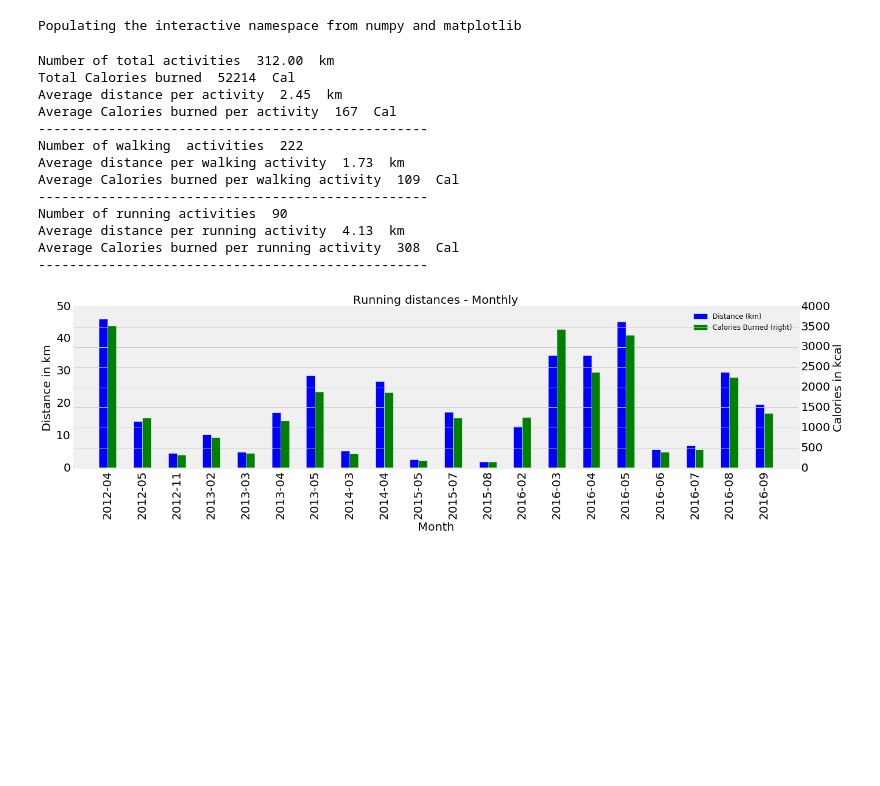
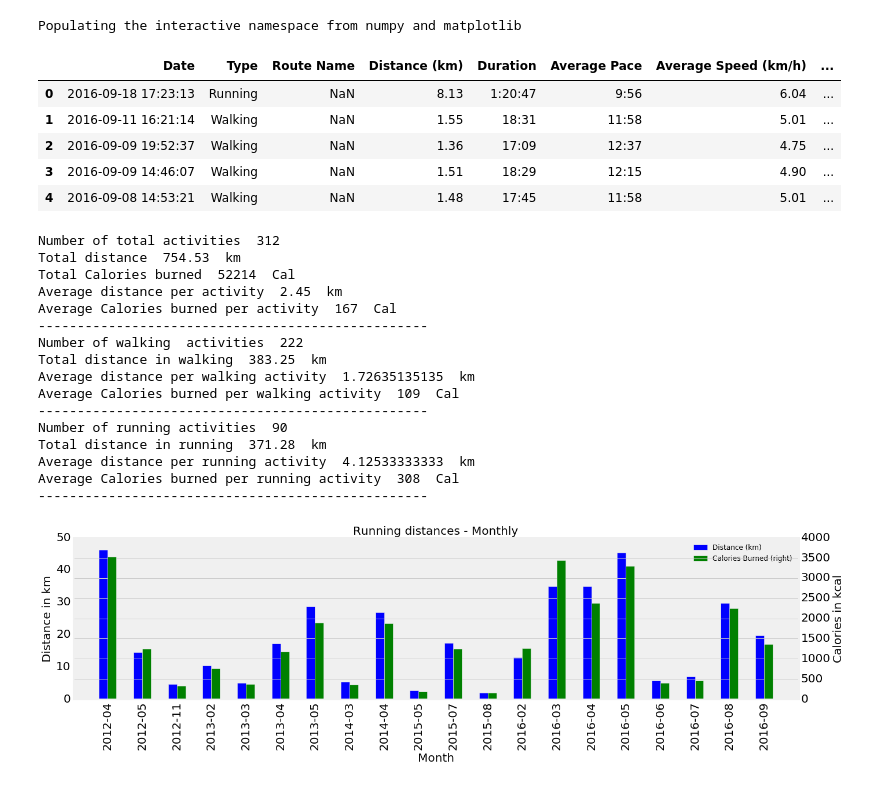
Before and after one commit to harshkn/Runkeeper-Analysis, a Jupyter notebook: runkeeper.ipynb, the cells around one changed output. Cells and saved outputs as stored; diff of their text form; code cells hidden in the pictures; blank space fills up the shorter version.

```diff
--- a/runkeeper.ipynb
+++ b/runkeeper.ipynb
@@ -12,9 +12,18 @@ pylab.rcParams['figure.figsize'] = (15, 9)   # Change the size of plots
 df = pd.read_csv('cardioActivities.csv')
 # %% [output]
 Populating the interactive namespace from numpy and matplotlib
+# %%
+df.head()
+# %% [output]
+|  | Date | Type | Route Name | Distance (km) | Duration | Average Pace | Average Speed (km/h) | ... |
+| 0 | 2016-09-18 17:23:13 | Running | NaN | 8.13 | 1:20:47 | 9:56 | 6.04 | ... |
+| 1 | 2016-09-11 16:21:14 | Walking | NaN | 1.55 | 18:31 | 11:58 | 5.01 | ... |
+| 2 | 2016-09-09 19:52:37 | Walking | NaN | 1.36 | 17:09 | 12:37 | 4.75 | ... |
+| 3 | 2016-09-09 14:46:07 | Walking | NaN | 1.51 | 18:29 | 12:15 | 4.90 | ... |
+| 4 | 2016-09-08 14:53:21 | Walking | NaN | 1.48 | 17:45 | 11:58 | 5.01 | ... |
 # %%
-# world_food_facts.countries
-df.dtypes
+
+df.head()
 
 df['Date'] = pd.to_datetime(df['Date'])
 # Average distance per activity.
@@ -30,33 +39,39 @@ cal_run_avg = run_data['Calories Burned'].sum()/run_data['Calories Burned'].coun
 
 
 cal_avg = (run_data['Calories Burned'].sum() + walk_data['Calories Burned'].sum())/(walk_data['Distance (km)'].count() + run_data['Distance (km)'].count())
-print 'Number of total activities ', "{0:.2f}".format(walk_data['Distance (km)'].count() + run_data['Distance (km)'].count()), ' km'
+print 'Number of total activities ', (walk_data['Distance (km)'].count() + run_data['Distance (km)'].count())
+print 'Total distance ', walk_data['Distance (km)'].sum() + run_data['Distance (km)'].sum(), ' km'
 print 'Total Calories burned ',"{0:.0f}".format(run_data['Calories Burned'].sum() + walk_data['Calories Burned'].sum()) , ' Cal'
 print 'Average distance per activity ', "{0:.2f}".format(total_avg), ' km'
 print 'Average Calories burned per activity ',"{0:.0f}".format(cal_avg) , ' Cal'
 print '--------------------------------------------------'
 
 print 'Number of walking  activities ', walk_data['Distance (km)'].count()
-print 'Average distance per walking activity ', "{0:.2f}".format(walk_avg), ' km'
+print 'Total distance in walking ', walk_data['Distance (km)'].sum(), ' km'
+print 'Average distance per walking activity ', (walk_avg), ' km'
 print 'Average Calories burned per walking activity ',"{0:.0f}".format(cal_walk_avg) , ' Cal'
 print '--------------------------------------------------'
 
 print 'Number of running activities ', run_data['Distance (km)'].count()
-print 'Average distance per running activity ', "{0:.2f}".format(run_avg), ' km'
+print 'Total distance in running ', run_data['Distance (km)'].sum(), ' km'
+print 'Average distance per running activity ', (run_avg), ' km'
 print 'Average Calories burned per running activity ',"{0:.0f}".format(cal_run_avg) , ' Cal'
 print '--------------------------------------------------'
 # %% [output]
-Number of total activities  312.00  km
+Number of total activities  312
+Total distance  754.53  km
 Total Calories burned  52214  Cal
 Average distance per activity  2.45  km
 Average Calories burned per activity  167  Cal
 --------------------------------------------------
 Number of walking  activities  222
-Average distance per walking activity  1.73  km
+Total distance in walking  383.25  km
+Average distance per walking activity  1.72635135135  km
 Average Calories burned per walking activity  109  Cal
 --------------------------------------------------
 Number of running activities  90
-Average distance per running activity  4.13  km
+Total distance in running  371.28  km
+Average distance per running activity  4.12533333333  km
 Average Calories burned per running activity  308  Cal
 --------------------------------------------------
 # %%
```
Also changed, not shown: parts of 6 cells of this notebook, 12 other files.
